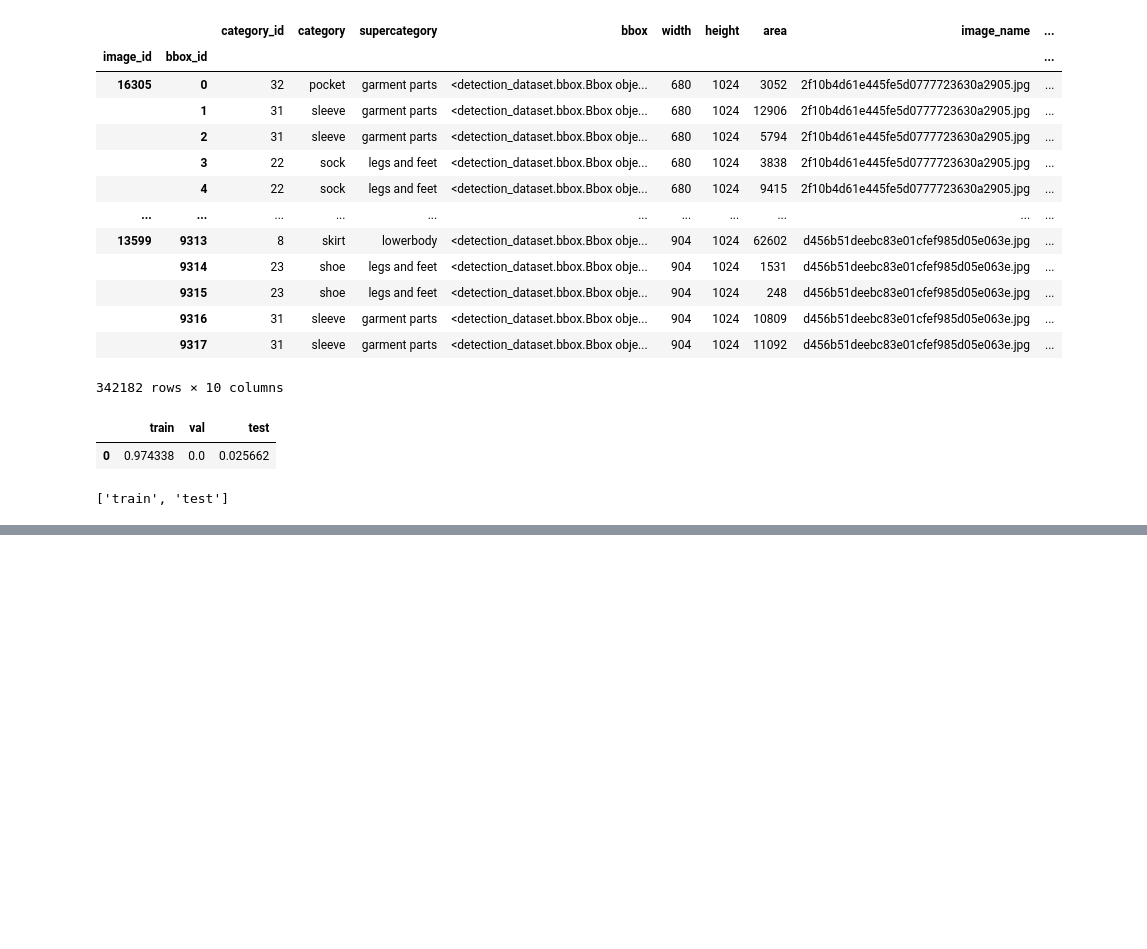
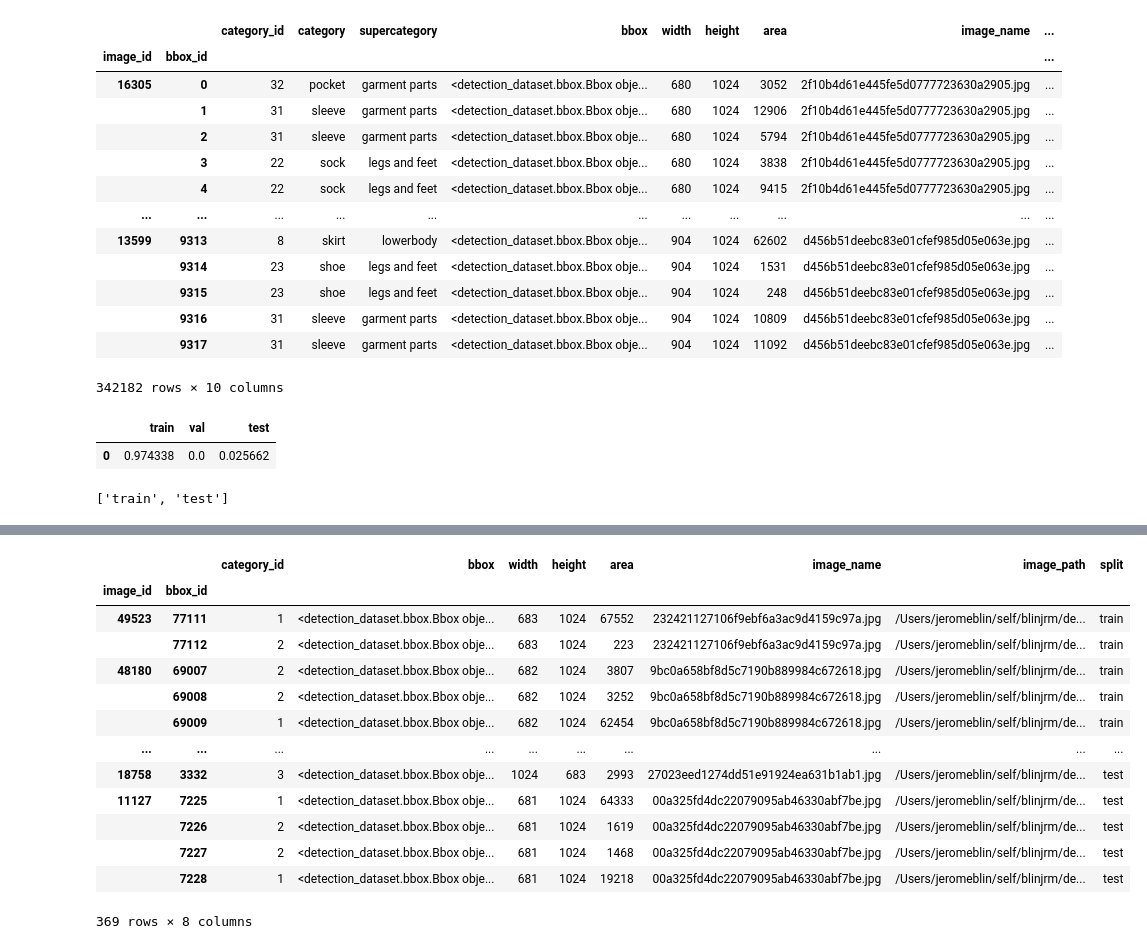
Before and after one commit to blinjrm/detection-datasets, a Jupyter notebook: notebooks/factory_transform_refactored.ipynb, the cells around one changed output, grey strips where cells are left out. Saved outputs shown, nothing was run; the diff lists cells and outputs as text; code cells hidden in the pictures; blank space fills up the shorter version.

```diff
--- a/notebooks/factory_transform_refactored.ipynb
+++ b/notebooks/factory_transform_refactored.ipynb
@@ -98,3 +113,19 @@ converter.dataset.categorie_names
 # %%
-# converter.transform(n_images=100)
+converter.transform(n_images=100)
+converter.dataset.data
+# %% [output]
+|  |  | category_id | bbox | width | height | area | image_name | image_path | split |
+| image_id | bbox_id |  |  |  |  |  |  |  |  |
+| 49523 | 77111 | 1 | <detection_dataset.bbox.Bbox obje... | 683 | 1024 | 67552 | 232421127106f9ebf6a3ac9d4159c97a.jpg | /Users/jeromeblin/self/blinjrm/de... | train |
+|  | 77112 | 2 | <detection_dataset.bbox.Bbox obje... | 683 | 1024 | 223 | 232421127106f9ebf6a3ac9d4159c97a.jpg | /Users/jeromeblin/self/blinjrm/de... | train |
+| 48180 | 69007 | 2 | <detection_dataset.bbox.Bbox obje... | 682 | 1024 | 3807 | 9bc0a658bf8d5c7190b889984c672618.jpg | /Users/jeromeblin/self/blinjrm/de... | train |
+|  | 69008 | 2 | <detection_dataset.bbox.Bbox obje... | 682 | 1024 | 3252 | 9bc0a658bf8d5c7190b889984c672618.jpg | /Users/jeromeblin/self/blinjrm/de... | train |
+|  | 69009 | 1 | <detection_dataset.bbox.Bbox obje... | 682 | 1024 | 62454 | 9bc0a658bf8d5c7190b889984c672618.jpg | /Users/jeromeblin/self/blinjrm/de... | train |
+| ... | ... | ... | ... | ... | ... | ... | ... | ... | ... |
+| 18758 | 3332 | 3 | <detection_dataset.bbox.Bbox obje... | 1024 | 683 | 2993 | 27023eed1274dd51e91924ea631b1ab1.jpg | /Users/jeromeblin/self/blinjrm/de... | test |
+| 11127 | 7225 | 1 | <detection_dataset.bbox.Bbox obje... | 681 | 1024 | 64333 | 00a325fd4dc22079095ab46330abf7be.jpg | /Users/jeromeblin/self/blinjrm/de... | test |
+|  | 7226 | 2 | <detection_dataset.bbox.Bbox obje... | 681 | 1024 | 1619 | 00a325fd4dc22079095ab46330abf7be.jpg | /Users/jeromeblin/self/blinjrm/de... | test |
+|  | 7227 | 2 | <detection_dataset.bbox.Bbox obje... | 681 | 1024 | 1468 | 00a325fd4dc22079095ab46330abf7be.jpg | /Users/jeromeblin/self/blinjrm/de... | test |
+|  | 7228 | 1 | <detection_dataset.bbox.Bbox obje... | 681 | 1024 | 19218 | 00a325fd4dc22079095ab46330abf7be.jpg | /Users/jeromeblin/self/blinjrm/de... | test |
+369 rows × 8 columns
 # %%
```
Also changed, not shown: parts of 4 cells of this notebook, 2 other files.
